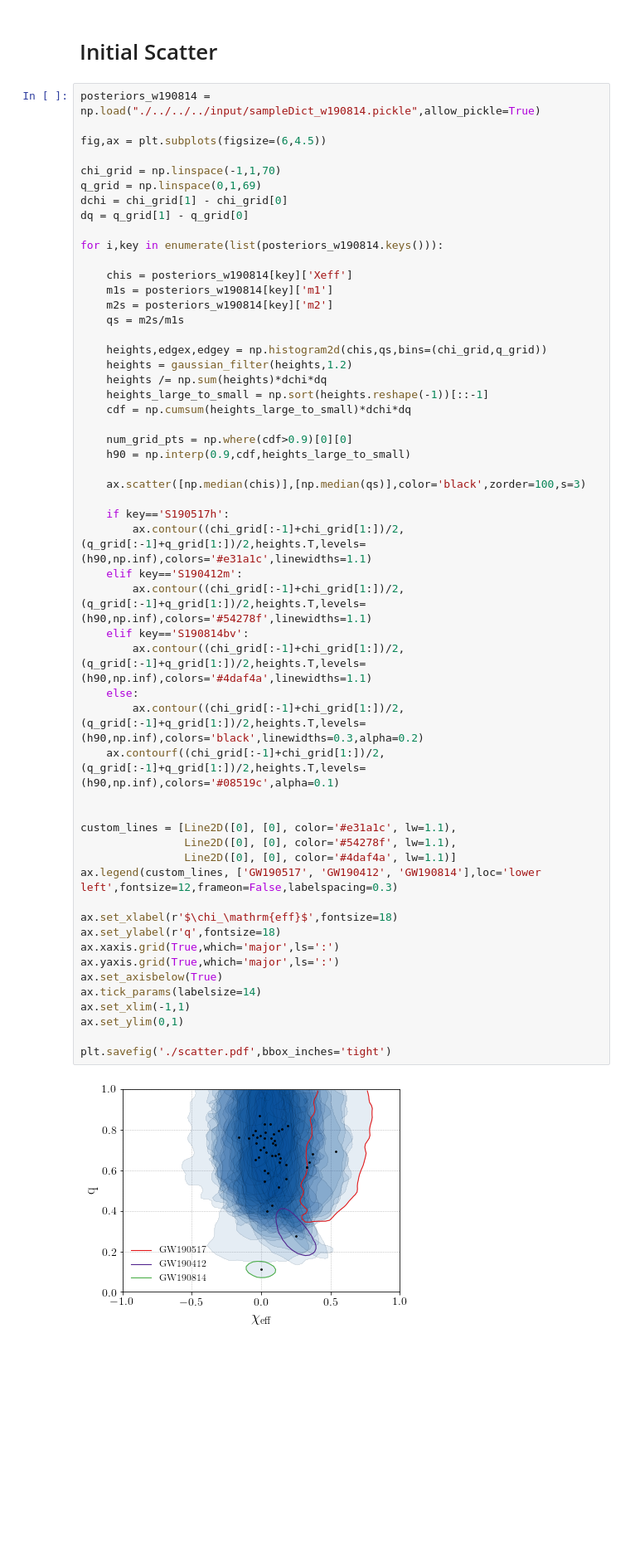
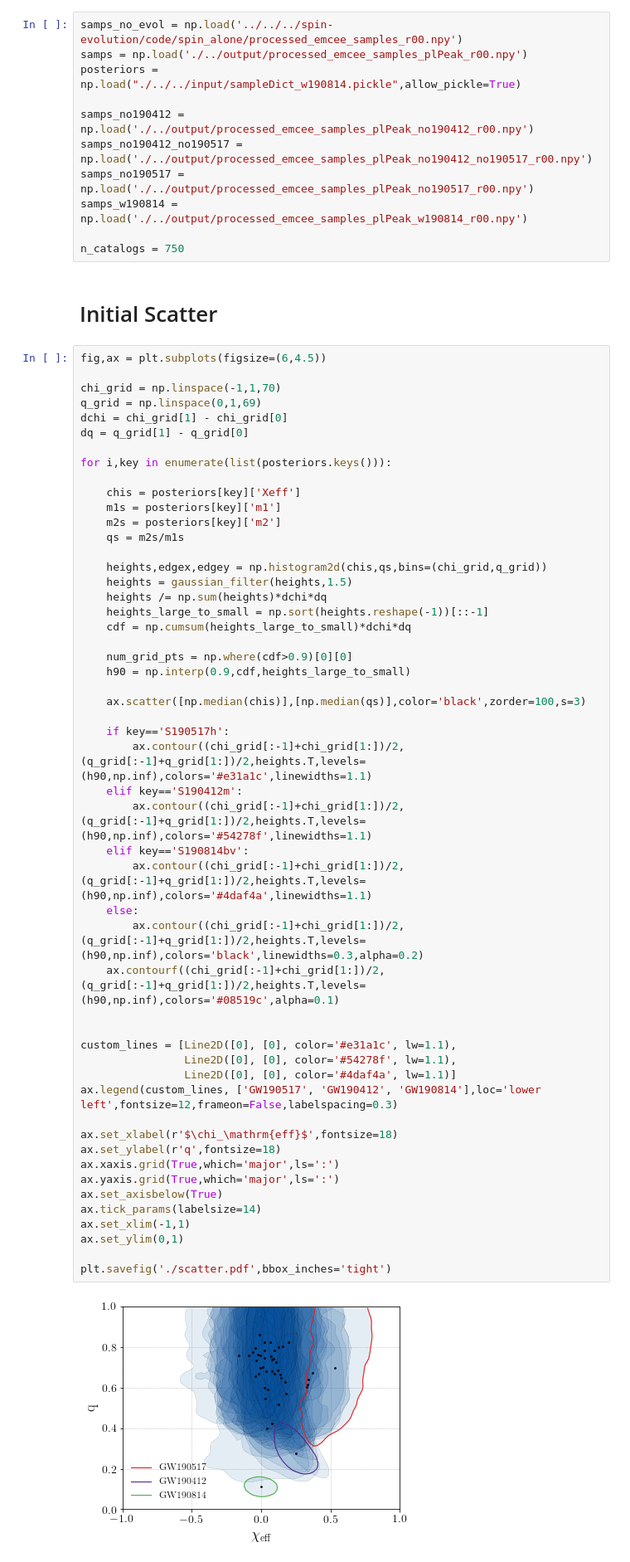
Before and after one commit to tcallister/BBH-spin-q-correlations, a Jupyter notebook: code/figures/create-figures.ipynb, the cells around one changed output. Shown at 83% size. Drawn from its saved outputs; the diff is of its cells as text; blank space fills up the shorter version.

```diff
--- a/code/figures/create-figures.ipynb
+++ b/code/figures/create-figures.ipynb
@@ -29,8 +16,17 @@ n_catalogs = 750
+# %%
+samps_no_evol = np.load('../../../spin-evolution/code/spin_alone/processed_emcee_samples_r00.npy')
+samps = np.load('./../output/processed_emcee_samples_plPeak_r00.npy')
+posteriors = np.load("./../../input/sampleDict_w190814.pickle",allow_pickle=True)
+
+samps_no190412 = np.load('./../output/processed_emcee_samples_plPeak_no190412_r00.npy')
+samps_no190412_no190517 = np.load('./../output/processed_emcee_samples_plPeak_no190412_no190517_r00.npy')
+samps_no190517 = np.load('./../output/processed_emcee_samples_plPeak_no190517_r00.npy')
+samps_w190814 = np.load('./../output/processed_emcee_samples_plPeak_w190814_r00.npy')
+
+n_catalogs = 750
 # %% [markdown]
 # Initial Scatter
 # %%
-posteriors_w190814 = np.load("./../../../input/sampleDict_w190814.pickle",allow_pickle=True)
-
 fig,ax = plt.subplots(figsize=(6,4.5))
 
 chi_grid = np.linspace(-1,1,70)
@@ -38,15 +34,15 @@ q_grid = np.linspace(0,1,69)
 dchi = chi_grid[1] - chi_grid[0]
 dq = q_grid[1] - q_grid[0]
 
-for i,key in enumerate(list(posteriors_w190814.keys())):
+for i,key in enumerate(list(posteriors.keys())):
 
-    chis = posteriors_w190814[key]['Xeff']
-    m1s = posteriors_w190814[key]['m1']
-    m2s = posteriors_w190814[key]['m2']
+    chis = posteriors[key]['Xeff']
+    m1s = posteriors[key]['m1']
+    m2s = posteriors[key]['m2']
     qs = m2s/m1s
 
     heights,edgex,edgey = np.histogram2d(chis,qs,bins=(chi_grid,q_grid))
-    heights = gaussian_filter(heights,1.2)
+    heights = gaussian_filter(heights,1.5)
     heights /= np.sum(heights)*dchi*dq
     heights_large_to_small = np.sort(heights.reshape(-1))[::-1]
     cdf = np.cumsum(heights_large_to_small)*dchi*dq
@@ -56,31 +52,31 @@ for i,key in enumerate(list(posteriors_w190814.keys())):
 
     ax.scatter([np.median(chis)],[np.median(qs)],color='black',zorder=100,s=3)
 
     if key=='S190517h':
         ax.contour((chi_grid[:-1]+chi_grid[1:])/2,(q_grid[:-1]+q_grid[1:])/2,heights.T,levels=(h90,np.inf),colors='#e31a1c',linewidths=1.1)
     elif key=='S190412m':
         ax.contour((chi_grid[:-1]+chi_grid[1:])/2,(q_grid[:-1]+q_grid[1:])/2,heights.T,levels=(h90,np.inf),colors='#54278f',linewidths=1.1)
     elif key=='S190814bv':
         ax.contour((chi_grid[:-1]+chi_grid[1:])/2,(q_grid[:-1]+q_grid[1:])/2,heights.T,levels=(h90,np.inf),colors='#4daf4a',linewidths=1.1)
     else:
         ax.contour((chi_grid[:-1]+chi_grid[1:])/2,(q_grid[:-1]+q_grid[1:])/2,heights.T,levels=(h90,np.inf),colors='black',linewidths=0.3,alpha=0.2)
     ax.contourf((chi_grid[:-1]+chi_grid[1:])/2,(q_grid[:-1]+q_grid[1:])/2,heights.T,levels=(h90,np.inf),colors='#08519c',alpha=0.1)
 
 
 custom_lines = [Line2D([0], [0], color='#e31a1c', lw=1.1),
                 Line2D([0], [0], color='#54278f', lw=1.1),
                 Line2D([0], [0], color='#4daf4a', lw=1.1)]
 ax.legend(custom_lines, ['GW190517', 'GW190412', 'GW190814'],loc='lower left',fontsize=12,frameon=False,labelspacing=0.3)
 
 ax.set_xlabel(r'$\chi_\mathrm{eff}$',fontsize=18)
 ax.set_ylabel(r'q',fontsize=18)
 ax.xaxis.grid(True,which='major',ls=':')
 ax.yaxis.grid(True,which='major',ls=':')
 ax.set_axisbelow(True)
 ax.tick_params(labelsize=14)
 ax.set_xlim(-1,1)
 ax.set_ylim(0,1)
 
 plt.savefig('./scatter.pdf',bbox_inches='tight')
 # %% [output]
-[figure, old version]
+[figure, new version]
```
Also changed, not shown: parts of 2 cells of this notebook, 25 other files.
